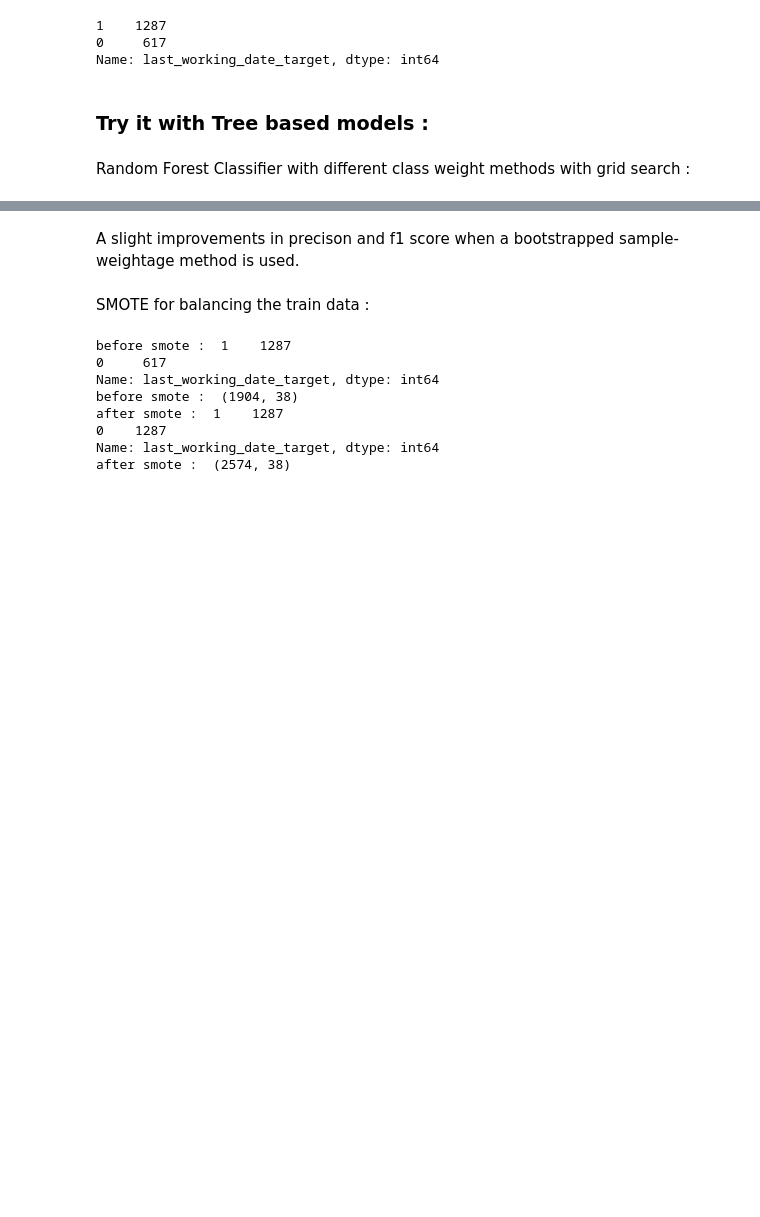
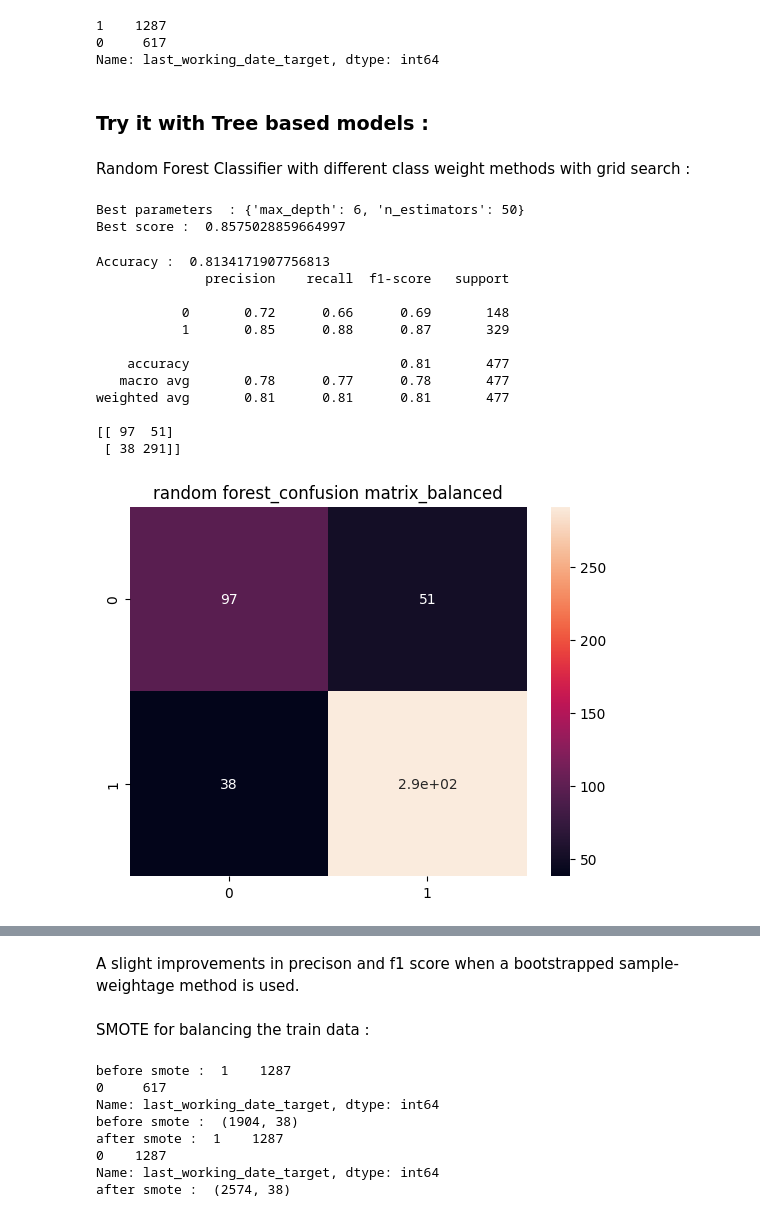
Before and after one commit to mahikshith/AWS-EC2-deployment-of-Ola-driver-churn-prediction-using-ensemble-learning, a Jupyter notebook: Ola_ensemble_mykee.ipynb, the cells around one changed output, grey strips where cells are left out. Cells and saved outputs as stored; diff of their text form; code cells hidden in the pictures; blank space fills up the shorter version.

```diff
--- a/Ola_ensemble_mykee.ipynb
+++ b/Ola_ensemble_mykee.ipynb
@@ -613,4 +614,54 @@ Random Forest Classifier with different class weight methods with grid search :
 # %%
 # class weights
 from sklearn.utils import class_weight
+# %%
+rf_clf = RandomForestClassifier(class_weight="balanced")
+# grid search for hyperparameter tuning
+param = {'max_depth':[2,3,4,5,6], 'n_estimators':[50,100,150,200]}
+
+from sklearn.model_selection import GridSearchCV
+
+grid = GridSearchCV(rf_clf,param,cv=5,scoring="f1",n_jobs=-1)
+grid.fit(x_train,y_train)
+
+best_clf = grid.best_estimator_
+
+# Train the new model with the best parameters
+best_clf.fit(x_train, y_train)
+
+print( "Best parameters  :", grid.best_params_)
+
+print("Best score : ", grid.best_score_) # f_1 score
+# %% [output]
+Best parameters  : {'max_depth': 6, 'n_estimators': 50}
+Best score :  0.8575028859664997
+# %%
+# classification report
+y_pred = best_clf.predict(x_test)
+
+# print accuracy
+print("Accuracy : ",accuracy_score(y_test,y_pred))
+
+print(classification_report(y_test,y_pred))
+# confusion matrix
+from sklearn.metrics import confusion_matrix
+cm = confusion_matrix(y_test,y_pred)
+print(cm)
+plt.title("random forest_confusion matrix_balanced")
+sns.heatmap(cm,annot=True)
+plt.show()
+# %% [output]
+Accuracy :  0.8134171907756813
+              precision    recall  f1-score   support
+
+           0       0.72      0.66      0.69       148
+           1       0.85      0.88      0.87       329
+
+    accuracy                           0.81       477
+   macro avg       0.78      0.77      0.78       477
+weighted avg       0.81      0.81      0.81       477
+
+[[ 97  51]
+ [ 38 291]]
+[figure, added]
 # %%
```
Also changed, not shown: parts of 19 cells of this notebook.
